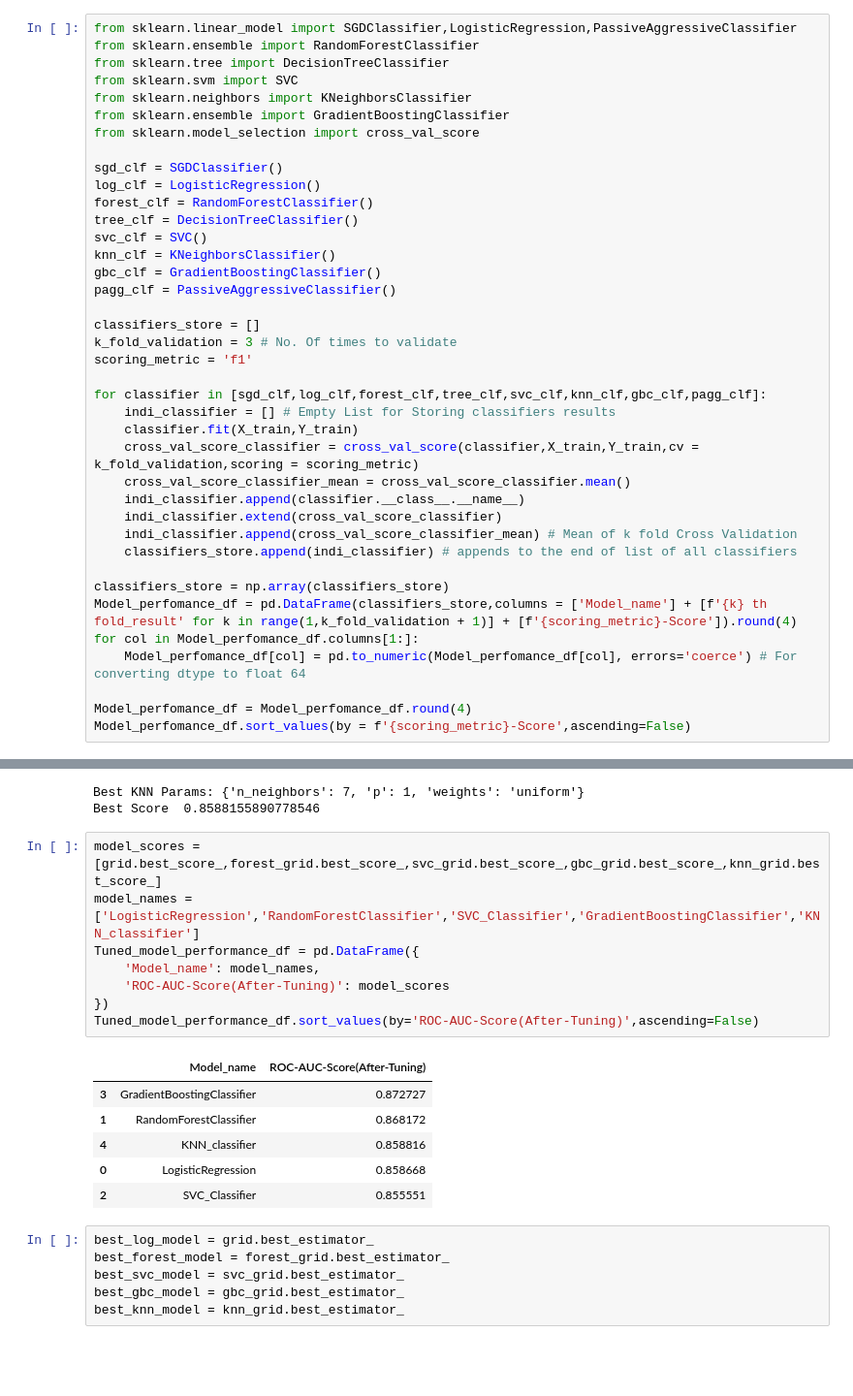
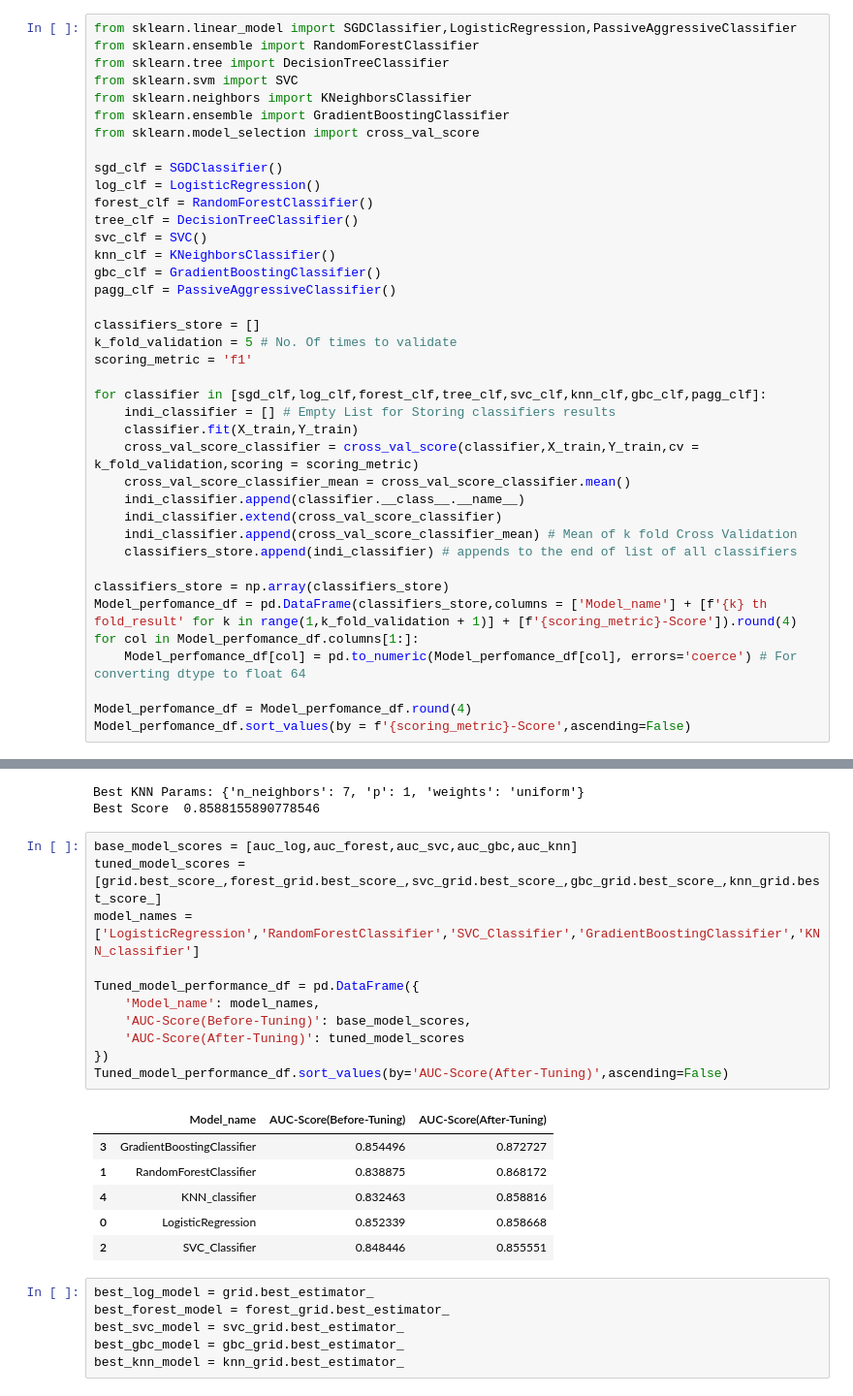
Before and after one commit to akshatkhatri/Machine_learning_playground, a Jupyter notebook: Chapter_3_geron/Titanic_dataset.ipynb, the cells around one changed output, grey strips where cells are left out. Shown at 97% size. Saved outputs shown, nothing was run; the diff lists cells and outputs as text; blank space fills up the shorter version.

```diff
--- a/Chapter_3_geron/Titanic_dataset.ipynb
+++ b/Chapter_3_geron/Titanic_dataset.ipynb
@@ -633,7 +632,7 @@ gbc_clf = GradientBoostingClassifier()
 pagg_clf = PassiveAggressiveClassifier()
 
 classifiers_store = []
-k_fold_validation = 3 # No. Of times to validate
+k_fold_validation = 5 # No. Of times to validate
 scoring_metric = 'f1'
 
 for classifier in [sgd_clf,log_clf,forest_clf,tree_clf,svc_clf,knn_clf,gbc_clf,pagg_clf]:
@@ -1063,20 +1062,23 @@ print('Best Score ',knn_grid.best_score_)
 Best KNN Params: {'n_neighbors': 7, 'p': 1, 'weights': 'uniform'}
 Best Score  0.8588155890778546
 # %%
-model_scores = [grid.best_score_,forest_grid.best_score_,svc_grid.best_score_,gbc_grid.best_score_,knn_grid.best_score_]
+base_model_scores = [auc_log,auc_forest,auc_svc,auc_gbc,auc_knn]
+tuned_model_scores = [grid.best_score_,forest_grid.best_score_,svc_grid.best_score_,gbc_grid.best_score_,knn_grid.best_score_]
 model_names = ['LogisticRegression','RandomForestClassifier','SVC_Classifier','GradientBoostingClassifier','KNN_classifier']
+
 Tuned_model_performance_df = pd.DataFrame({
     'Model_name': model_names,
-    'ROC-AUC-Score(After-Tuning)': model_scores
+    'AUC-Score(Before-Tuning)': base_model_scores,
+    'AUC-Score(After-Tuning)': tuned_model_scores
 })
-Tuned_model_performance_df.sort_values(by='ROC-AUC-Score(After-Tuning)',ascending=False)
+Tuned_model_performance_df.sort_values(by='AUC-Score(After-Tuning)',ascending=False)
 # %% [output]
-|  | Model_name | ROC-AUC-Score(After-Tuning) |
-| 3 | GradientBoostingClassifier | 0.872727 |
-| 1 | RandomForestClassifier | 0.868172 |
-| 4 | KNN_classifier | 0.858816 |
-| 0 | LogisticRegression | 0.858668 |
-| 2 | SVC_Classifier | 0.855551 |
+|  | Model_name | AUC-Score(Before-Tuning) | AUC-Score(After-Tuning) |
+| 3 | GradientBoostingClassifier | 0.854496 | 0.872727 |
+| 1 | RandomForestClassifier | 0.838875 | 0.868172 |
+| 4 | KNN_classifier | 0.832463 | 0.858816 |
+| 0 | LogisticRegression | 0.852339 | 0.858668 |
+| 2 | SVC_Classifier | 0.848446 | 0.855551 |
 # %%
 best_log_model = grid.best_estimator_
 best_forest_model = forest_grid.best_estimator_
```
Also changed, not shown: parts of 9 cells of this notebook.
